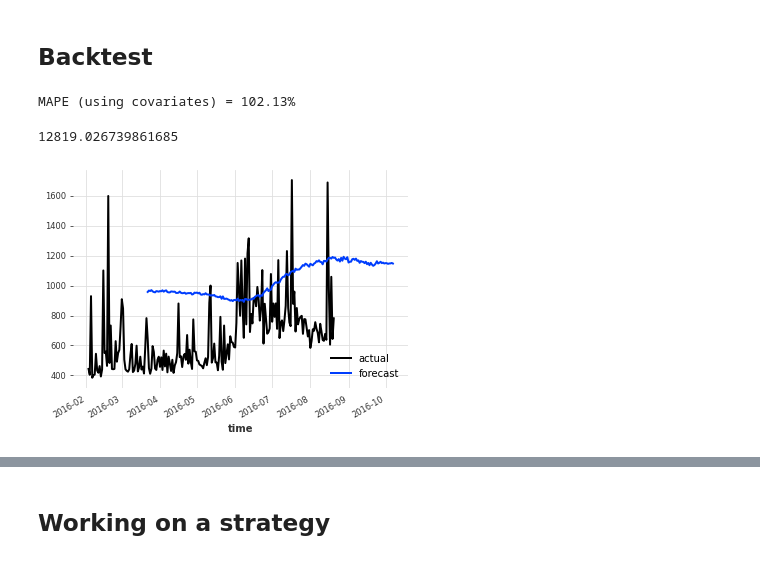
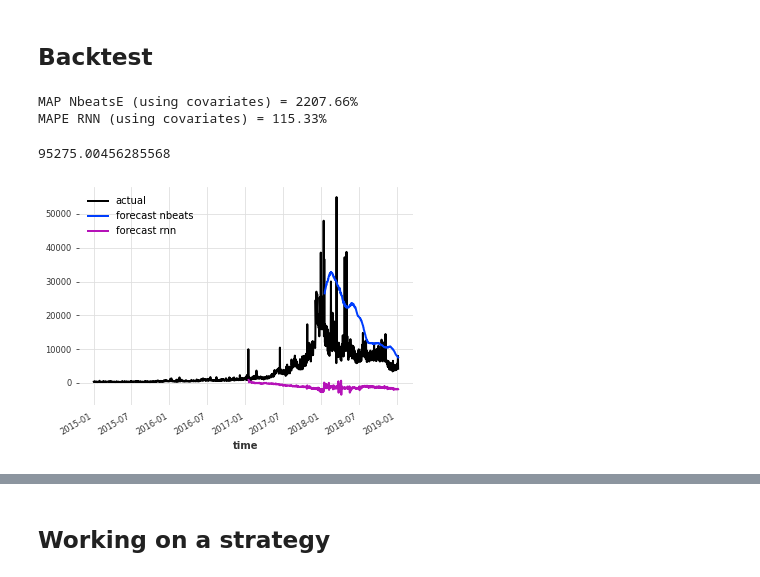
Before and after one commit to jonhilgart22/go-trader, a Jupyter notebook: notebooks/data_exploration.ipynb, the cells around one changed output, grey strips where cells are left out. Drawn from its saved outputs; the diff is of its cells as text; code cells hidden in the pictures.

Commit message:
working on backtesting

```diff
--- a/notebooks/data_exploration.ipynb
+++ b/notebooks/data_exploration.ipynb
@@ -332,6 +345,9 @@ close_train, close_val = close_series.split_after(pd.Timestamp(SPLIT_DATE))
 mean_train, mean_val = mean_series.split_after(pd.Timestamp(SPLIT_DATE))
 bh_train, bh_val = bh_series.split_after(pd.Timestamp(SPLIT_DATE))
 bl_train, bl_val = bl_series.split_after(pd.Timestamp(SPLIT_DATE))
+
+close_year_train, close_year_val = close_year_series.split_after(pd.Timestamp(SPLIT_DATE))
+close_month_train, close_month_val = close_month_series.split_after(pd.Timestamp(SPLIT_DATE))
 # %%
 open_train.start_time(), open_val.end_time()
 # %% [output]
@@ -385,18 +412,19 @@ close_train_transformed.describe()
 | max | 1.000000 |
 # %%
 # stack our covariates train
-all_covariates_train = open_train_transformed.stack(high_train_transformed).stack(low_train_transformed)
-#.stack(mean_train_transformed).stack(
-#     bh_train_transformed).stack(bl_train_transformed)
+all_covariates_train = open_train_transformed.stack(high_train_transformed).stack(low_train_transformed).stack(mean_train_transformed).stack(
+    bh_train_transformed).stack(bl_train_transformed).stack(close_month_train).stack(close_year_train)
 
-# stack our covariates val
-all_covariates_val = open_val_transformed.stack(high_val_transformed).stack(low_val_transformed).stack(mean_val_transformed).stack(
-    bh_val_transformed).stack(bl_val_transformed)
+
+
+# stack our covariates val. NOt using this
+# all_covariates_val = open_val_transformed.stack(high_val_transformed).stack(low_val_transformed).stack(mean_val_transformed).stack(
+#     bh_val_transformed).stack(bl_val_transformed)
 
 
 # stack our covariates all
 all_covariates_series_stacked = open_series_transformed.stack(high_series_transformed).stack(low_series_transformed).stack(mean_series_transformed).stack(
-    bh_series_transformed).stack(bl_series_transformed)
+    bh_series_transformed).stack(bl_series_transformed).stack(year_series_transformed).stack(month_series_transformed)
 # %%
 all_covariates_train.plot()
 # %% [output]
@@ -451,21 +470,34 @@ MAPE = 99.99%
 ## Backtest
 # %%
 
-backtest_cov = model_close.historical_forecasts(close_series_transformed,
+backtest_nbeats = model_close.historical_forecasts(close_series_transformed,
                                               past_covariates=all_covariates_series_stacked,
                                               start=0.5,
                                               forecast_horizon=14,
                                               stride=1,
                                               retrain=False,
                                               verbose=True)
+# %%
+
+backtest_rnn = model_close_rnn.historical_forecasts(close_series_transformed,
+                                              past_covariates=all_covariates_series_stacked,
+                                              start=0.5,
+                                              forecast_horizon=14,
+                                              stride=1,
+                                              retrain=False,
+                                              verbose=True)
 # %%
-close_series[1000:1200].plot(label='actual')
-close_transformer.inverse_transform(backtest_cov)[:200].plot(label='forecast')
+close_series.plot(label='actual')
+close_transformer.inverse_transform(backtest_cov).plot(label='forecast nbeats')
+close_transformer.inverse_transform(backtest_rnn).plot(label='forecast rnn')
 plt.legend();
-print('MAPE (using covariates) = {:.2f}%'.format(mape(close_series, close_transformer.inverse_transform(backtest_cov))))
+print('MAP NbeatsE (using covariates) = {:.2f}%'.format(mape(close_series, close_transformer.inverse_transform(backtest_nbeats))))
+print('MAPE RNN (using covariates) = {:.2f}%'.format(mape(close_series, close_transformer.inverse_transform(backtest_rnn))))
 
-sqrt(mse(close_series, close_transformer.inverse_transform(backtest_cov)))
+
+sqrt(mse(close_series, close_transformer.inverse_transform(backtest_nbeats)))
 # %% [output]
-MAPE (using covariates) = 102.13%
+MAP NbeatsE (using covariates) = 2207.66%
+MAPE RNN (using covariates) = 115.33%
-12819.026739861685
+95275.00456285568
-[figure, old version]
+[figure, new version]
```
Also changed, not shown: parts of 19 cells of this notebook.
